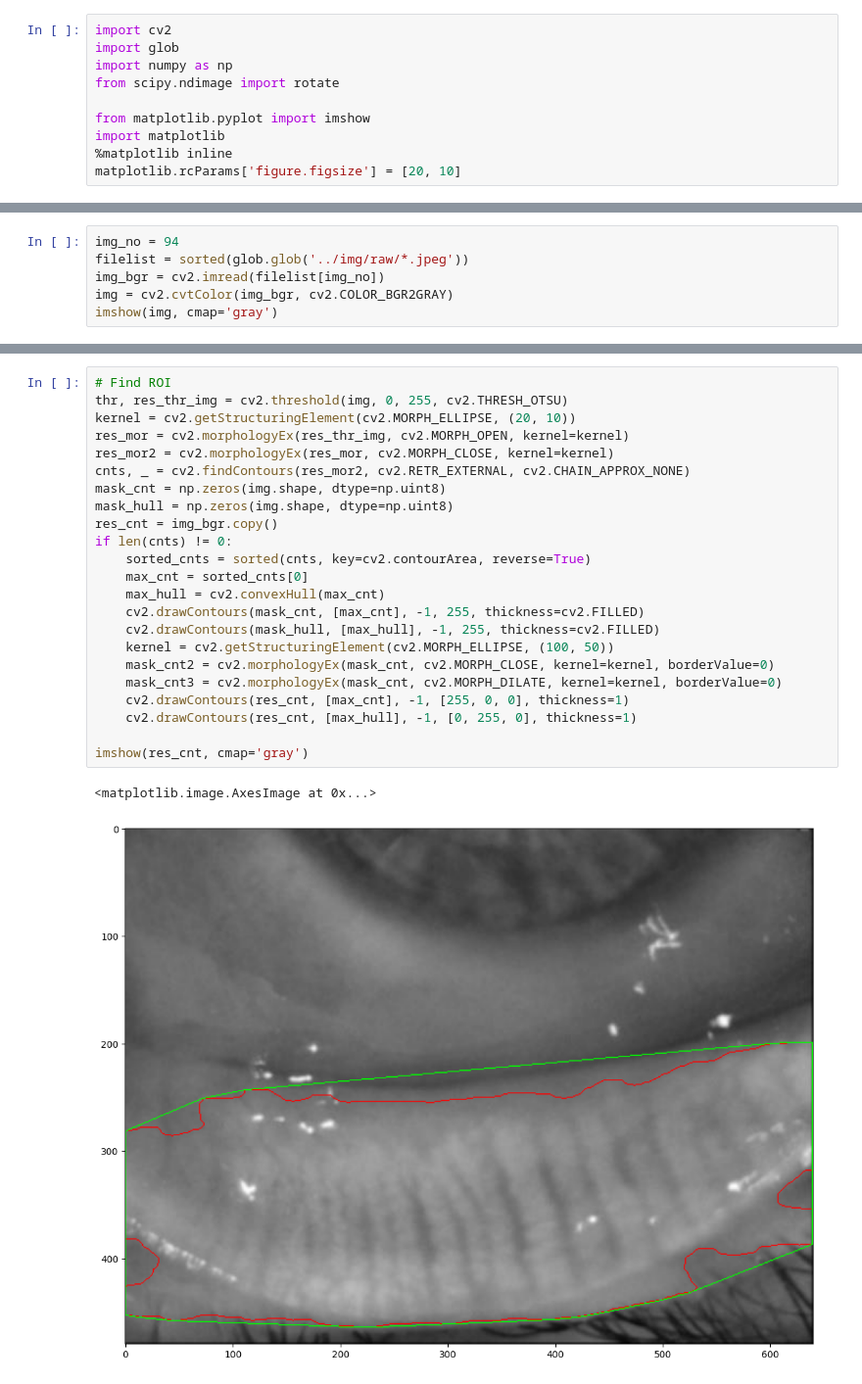
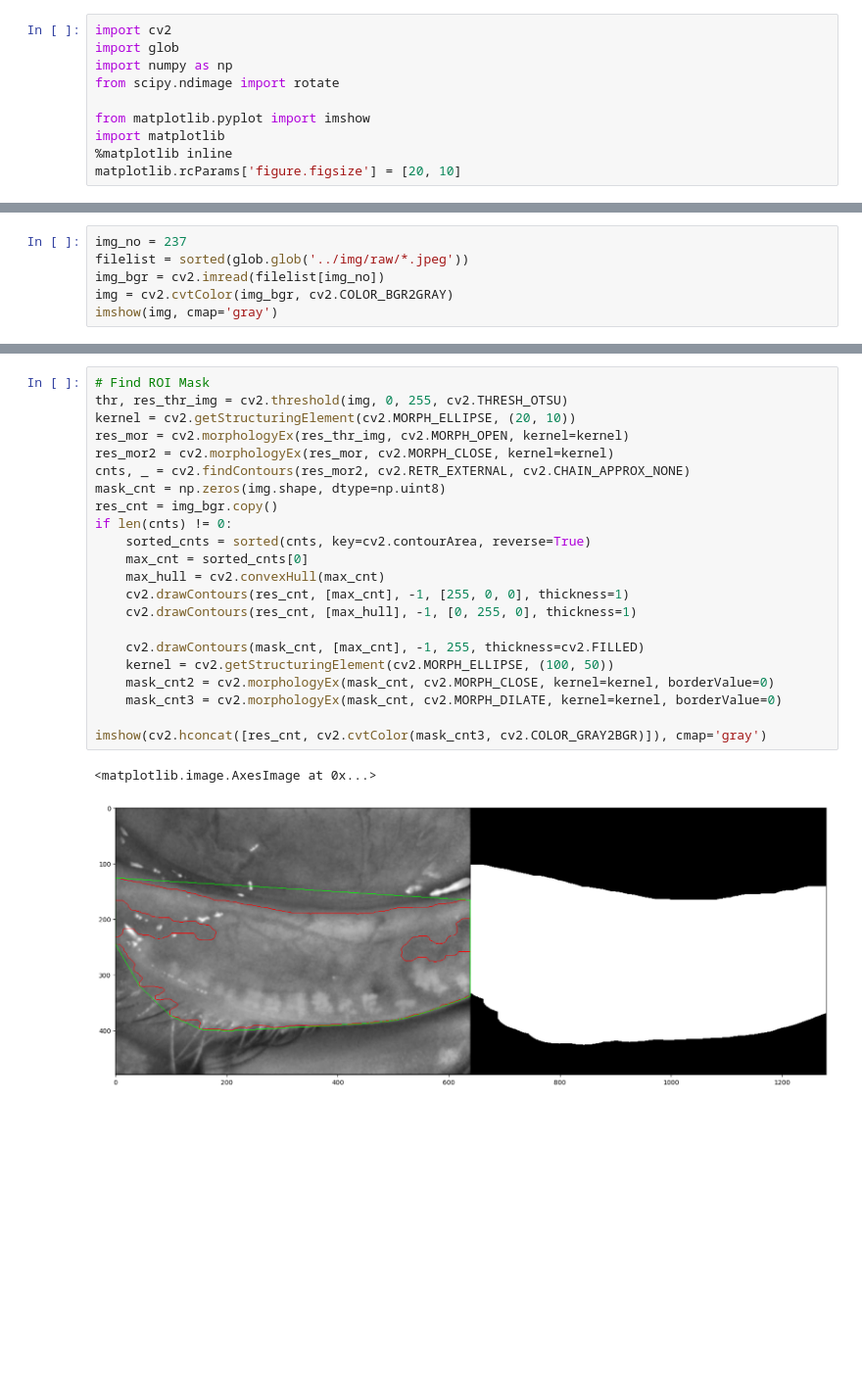
Before and after one commit to oykudiribas/Meibo-segment, a Jupyter notebook: src/main_nb.ipynb, the cells around one changed output, grey strips where cells are left out. Shown at 98% size. Drawn from its saved outputs; the diff is of its cells as text; blank space fills up the shorter version.

```diff
--- a/src/main_nb.ipynb
+++ b/src/main_nb.ipynb
@@ -11,5 +23,5 @@ matplotlib.rcParams['figure.figsize'] = [20, 10]
 # %%
-img_no = 94
+img_no = 237
 filelist = sorted(glob.glob('../img/raw/*.jpeg'))
 img_bgr = cv2.imread(filelist[img_no])
 img = cv2.cvtColor(img_bgr, cv2.COLOR_BGR2GRAY)
@@ -20,27 +32,26 @@ imshow(img, cmap='gray')
 # %%
-# Find ROI
+# Find ROI Mask
 thr, res_thr_img = cv2.threshold(img, 0, 255, cv2.THRESH_OTSU)
 kernel = cv2.getStructuringElement(cv2.MORPH_ELLIPSE, (20, 10))
 res_mor = cv2.morphologyEx(res_thr_img, cv2.MORPH_OPEN, kernel=kernel)
 res_mor2 = cv2.morphologyEx(res_mor, cv2.MORPH_CLOSE, kernel=kernel)
 cnts, _ = cv2.findContours(res_mor2, cv2.RETR_EXTERNAL, cv2.CHAIN_APPROX_NONE)
 mask_cnt = np.zeros(img.shape, dtype=np.uint8)
-mask_hull = np.zeros(img.shape, dtype=np.uint8)
 res_cnt = img_bgr.copy()
 if len(cnts) != 0:
     sorted_cnts = sorted(cnts, key=cv2.contourArea, reverse=True)
     max_cnt = sorted_cnts[0]
     max_hull = cv2.convexHull(max_cnt)
+    cv2.drawContours(res_cnt, [max_cnt], -1, [255, 0, 0], thickness=1)
+    cv2.drawContours(res_cnt, [max_hull], -1, [0, 255, 0], thickness=1)
+
     cv2.drawContours(mask_cnt, [max_cnt], -1, 255, thickness=cv2.FILLED)
-    cv2.drawContours(mask_hull, [max_hull], -1, 255, thickness=cv2.FILLED)
     kernel = cv2.getStructuringElement(cv2.MORPH_ELLIPSE, (100, 50))
     mask_cnt2 = cv2.morphologyEx(mask_cnt, cv2.MORPH_CLOSE, kernel=kernel, borderValue=0)
     mask_cnt3 = cv2.morphologyEx(mask_cnt, cv2.MORPH_DILATE, kernel=kernel, borderValue=0)
-    cv2.drawContours(res_cnt, [max_cnt], -1, [255, 0, 0], thickness=1)
-    cv2.drawContours(res_cnt, [max_hull], -1, [0, 255, 0], thickness=1)
 
-imshow(res_cnt, cmap='gray')
+imshow(cv2.hconcat([res_cnt, cv2.cvtColor(mask_cnt3, cv2.COLOR_GRAY2BGR)]), cmap='gray')
 # %% [output]
 <matplotlib.image.AxesImage at 0x...>
-[figure, old version]
+[figure, new version]
 # %%
```
Also changed, not shown: parts of 8 cells of this notebook, 33 other files.
